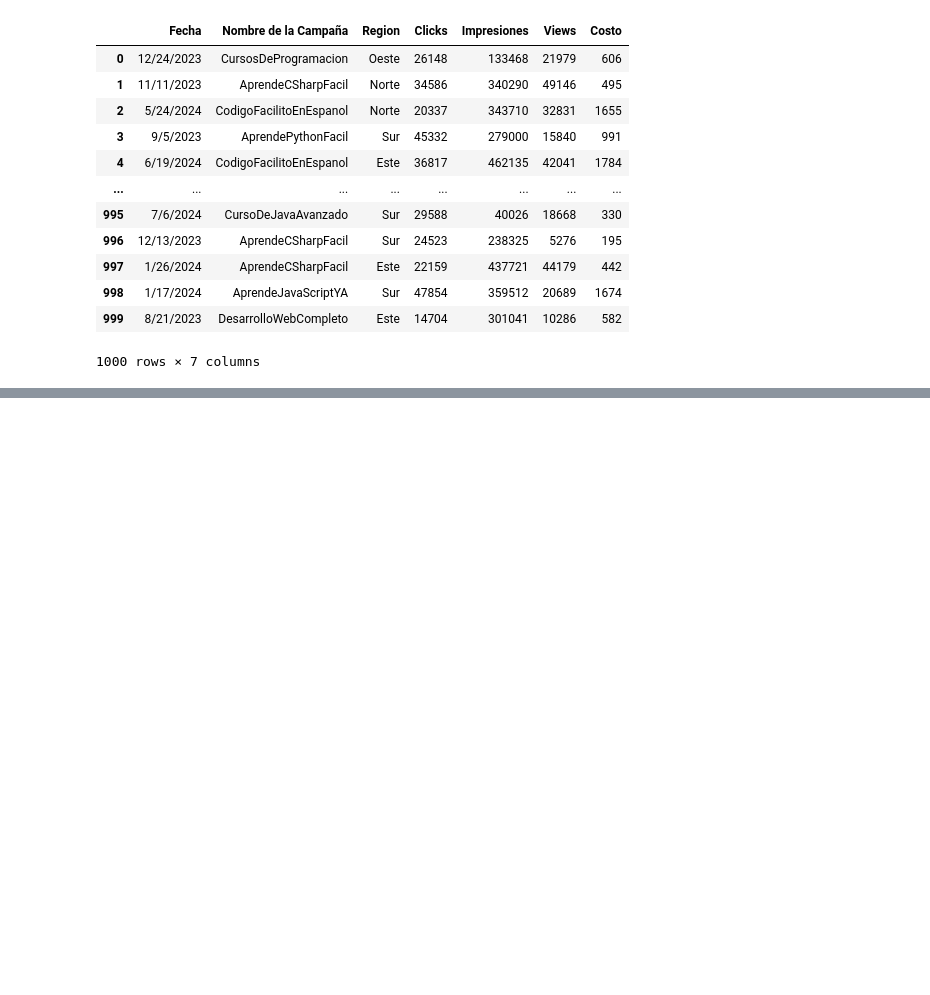
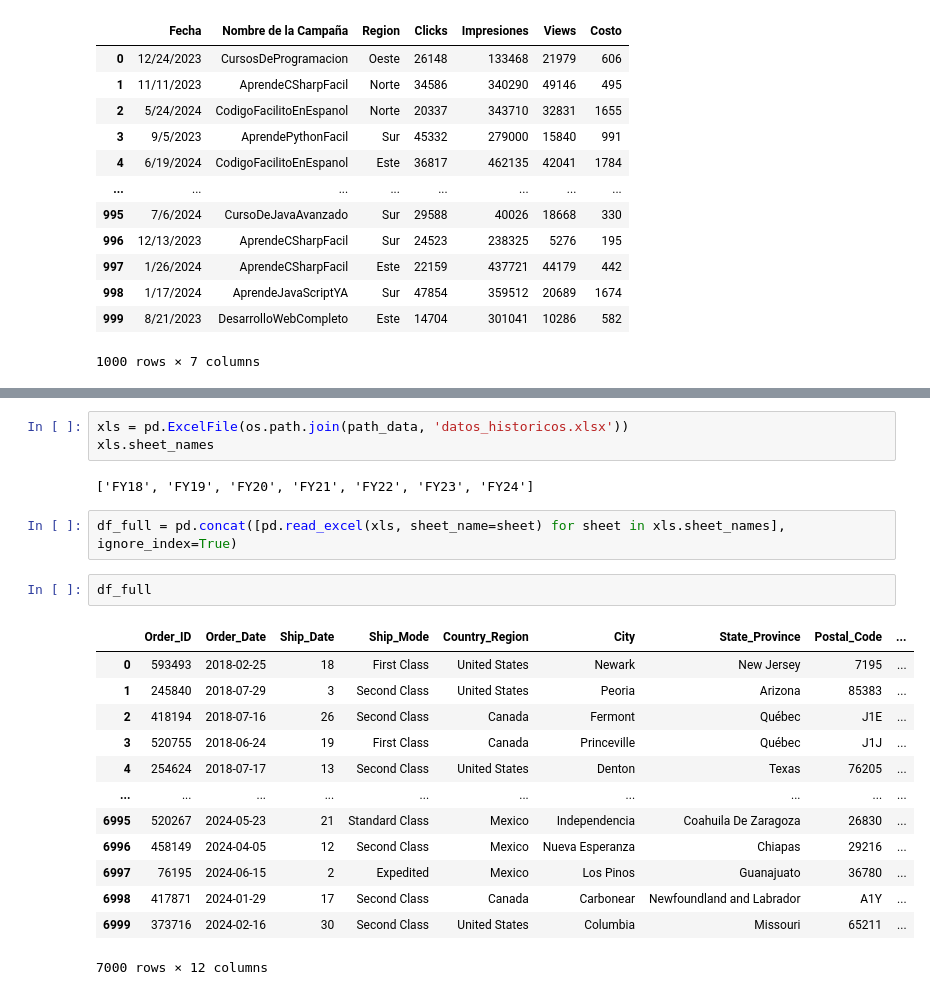
Before and after one commit to JuanAlMora/curso-codigofacilito-python-procesos-etl-modernos, a Jupyter notebook: Extraccion/Extraccion_Archivos_Planos.ipynb, the cells around one changed output, grey strips where cells are left out. Saved outputs shown, nothing was run; the diff lists cells and outputs as text; blank space fills up the shorter version.

```diff
--- a/Extraccion/Extraccion_Archivos_Planos.ipynb
+++ b/Extraccion/Extraccion_Archivos_Planos.ipynb
@@ -36,0 +98,23 @@ pd.read_csv(
+# %%
+xls = pd.ExcelFile(os.path.join(path_data, 'datos_historicos.xlsx'))
+xls.sheet_names
+# %% [output]
+['FY18', 'FY19', 'FY20', 'FY21', 'FY22', 'FY23', 'FY24']
+# %%
+df_full = pd.concat([pd.read_excel(xls, sheet_name=sheet) for sheet in xls.sheet_names], ignore_index=True)
+# %%
+df_full
+# %% [output]
+|  | Order_ID | Order_Date | Ship_Date | Ship_Mode | Country_Region | City | State_Province | Postal_Code | ... |
+| 0 | 593493 | 2018-02-25 | 18 | First Class | United States | Newark | New Jersey | 7195 | ... |
+| 1 | 245840 | 2018-07-29 | 3 | Second Class | United States | Peoria | Arizona | 85383 | ... |
+| 2 | 418194 | 2018-07-16 | 26 | Second Class | Canada | Fermont | Québec | J1E | ... |
+| 3 | 520755 | 2018-06-24 | 19 | First Class | Canada | Princeville | Québec | J1J | ... |
+| 4 | 254624 | 2018-07-17 | 13 | Second Class | United States | Denton | Texas | 76205 | ... |
+| ... | ... | ... | ... | ... | ... | ... | ... | ... | ... |
+| 6995 | 520267 | 2024-05-23 | 21 | Standard Class | Mexico | Independencia | Coahuila De Zaragoza | 26830 | ... |
+| 6996 | 458149 | 2024-04-05 | 12 | Second Class | Mexico | Nueva Esperanza | Chiapas | 29216 | ... |
+| 6997 | 76195 | 2024-06-15 | 2 | Expedited | Mexico | Los Pinos | Guanajuato | 36780 | ... |
+| 6998 | 417871 | 2024-01-29 | 17 | Second Class | Canada | Carbonear | Newfoundland and Labrador | A1Y | ... |
+| 6999 | 373716 | 2024-02-16 | 30 | Second Class | United States | Columbia | Missouri | 65211 | ... |
+7000 rows × 12 columns
```
Also changed, not shown: parts of 6 cells of this notebook, 11 other files.
